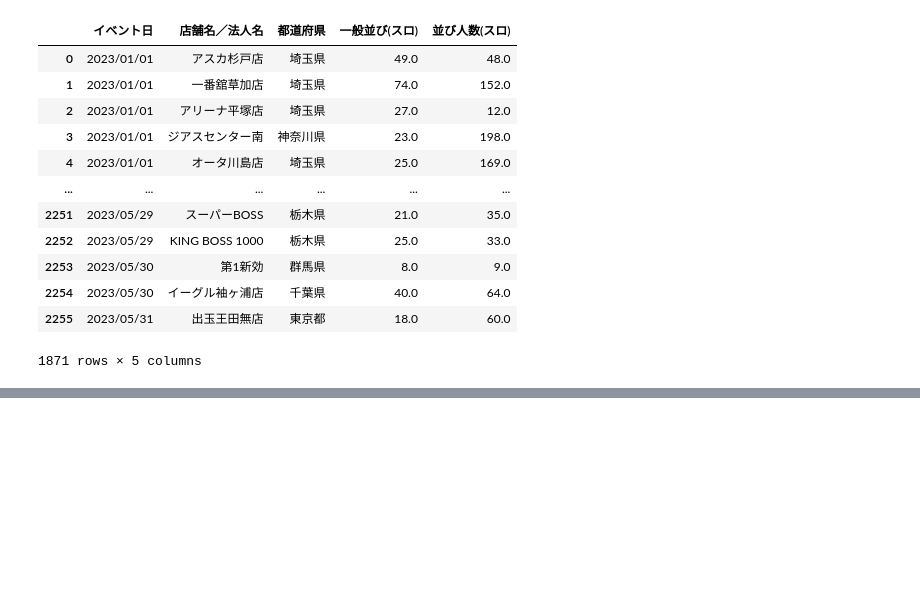
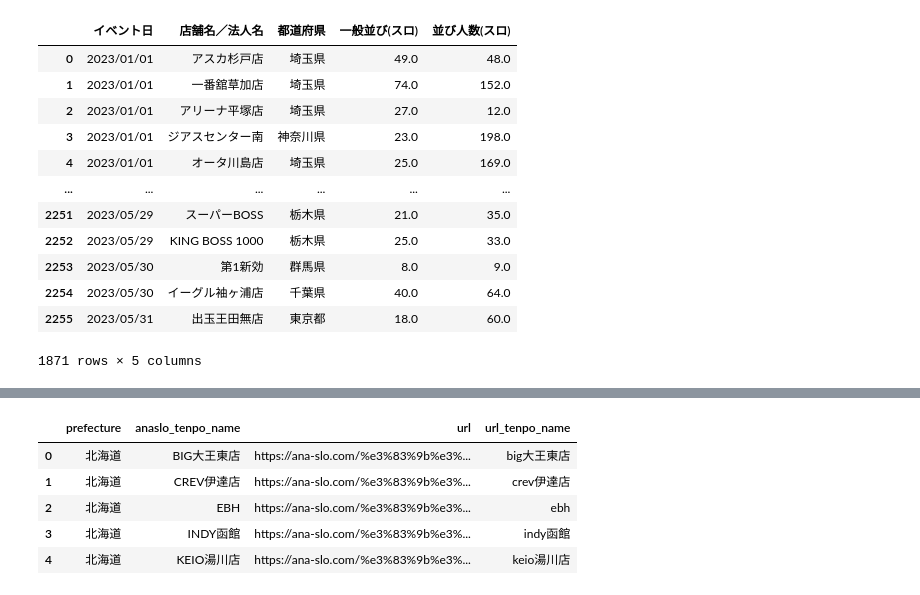
Before and after one commit to dataanalytics2020/practice_multiple_regression_analysis, a Jupyter notebook: src/preprocessing.ipynb, the cells around one changed output, grey strips where cells are left out. Saved outputs shown, nothing was run; the diff lists cells and outputs as text; code cells hidden in the pictures; blank space fills up the shorter version.

```diff
--- a/src/preprocessing.ipynb
+++ b/src/preprocessing.ipynb
@@ -69,0 +201,10 @@ for slopachi_tenpo_name in sorted(list(sammy_sf_report_df['店舗名／法人名
+# %%
+tenpo_url_df = pd.read_csv(r'csv\prefecture_convert_anaslo_url.csv')
+tenpo_url_df.head()
+# %% [output]
+|  | prefecture | anaslo_tenpo_name | url | url_tenpo_name |
+| 0 | 北海道 | BIG大王東店 | https://ana-slo.com/%e3%83%9b%e3%... | big大王東店 |
+| 1 | 北海道 | CREV伊達店 | https://ana-slo.com/%e3%83%9b%e3%... | crev伊達店 |
+| 2 | 北海道 | EBH | https://ana-slo.com/%e3%83%9b%e3%... | ebh |
+| 3 | 北海道 | INDY函館 | https://ana-slo.com/%e3%83%9b%e3%... | indy函館 |
+| 4 | 北海道 | KEIO湯川店 | https://ana-slo.com/%e3%83%9b%e3%... | keio湯川店 |
```
Also changed, not shown: parts of 18 cells of this notebook.
